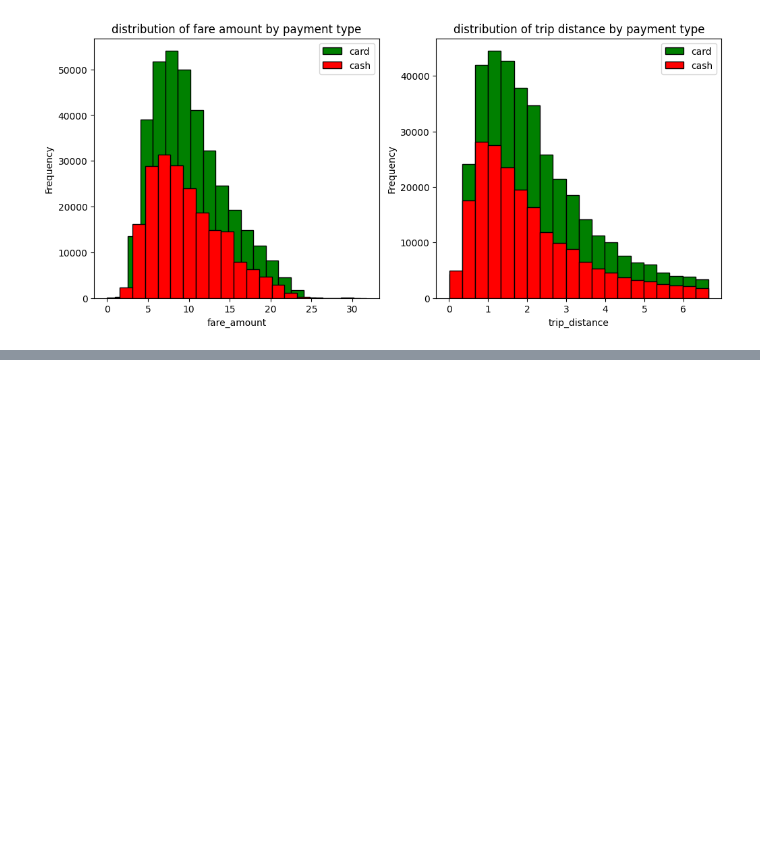
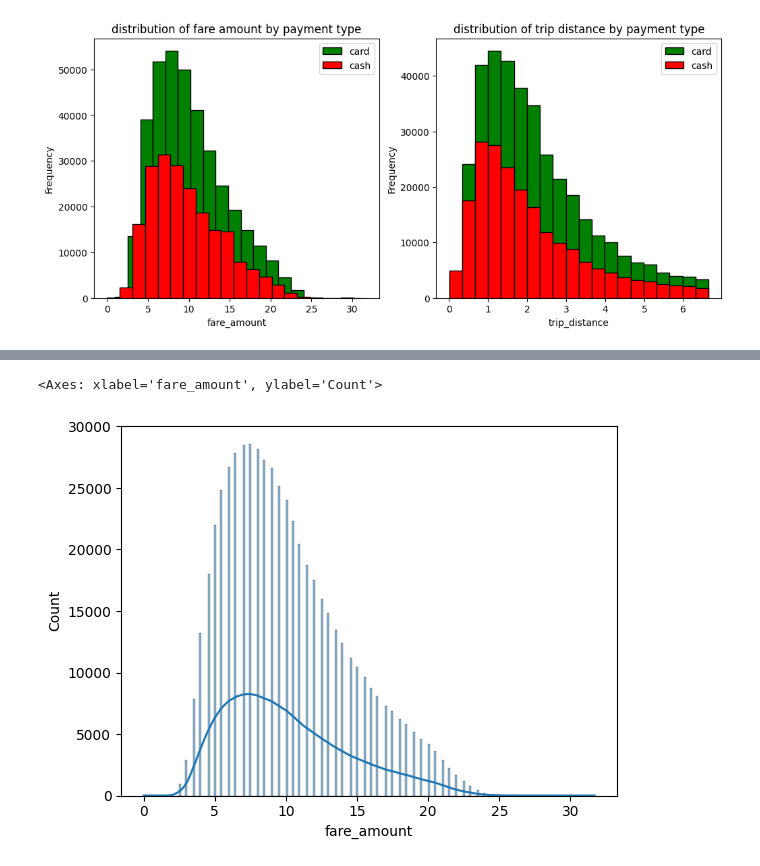
Before and after one commit to rajatvegan/Notebooks, a Jupyter notebook: 1_project-NYC-taxi.ipynb, the cells around one changed output, grey strips where cells are left out. Cells and saved outputs as stored; diff of their text form; code cells hidden in the pictures; blank space fills up the shorter version.

```diff
--- a/1_project-NYC-taxi.ipynb
+++ b/1_project-NYC-taxi.ipynb
@@ -286,0 +377,6 @@ plt.show()
+# %%
+# checking distribution of fare amount using histogram if it is normally distributed then graph will be bell shaped curve
+sns.histplot(df['fare_amount'],kde=True)
+# %% [output]
+<Axes: xlabel='fare_amount', ylabel='Count'>
+[figure, added]
```
Also changed, not shown: parts of 12 cells of this notebook.
